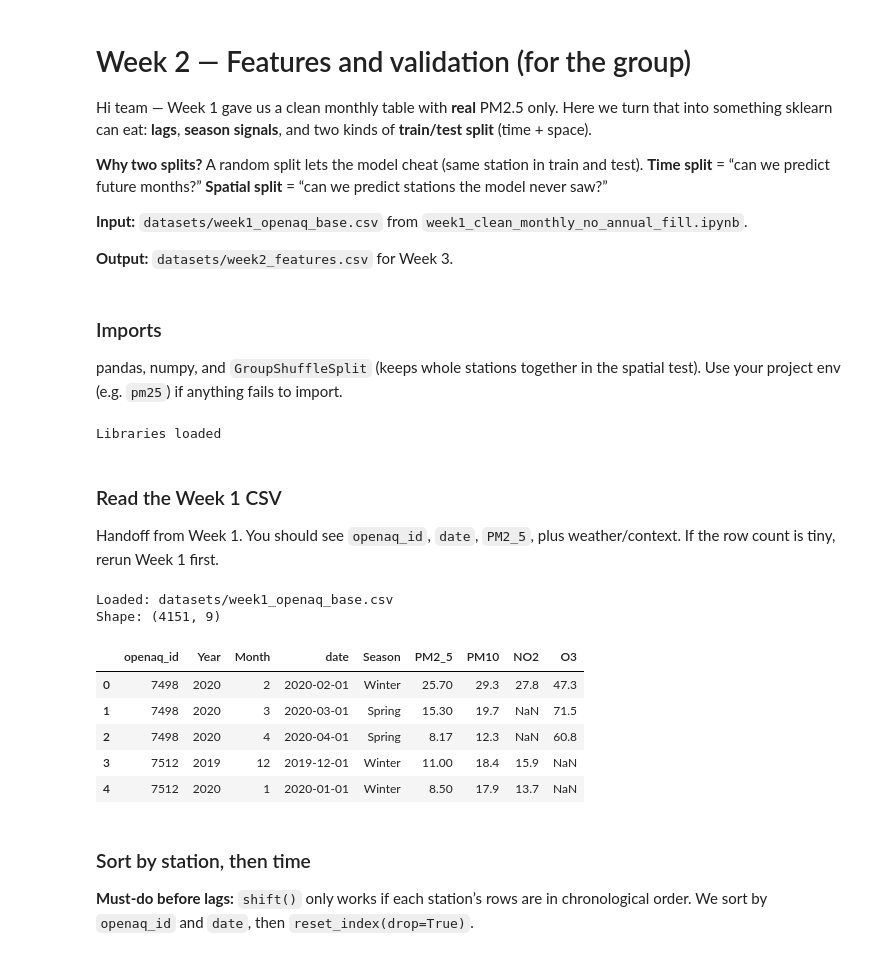
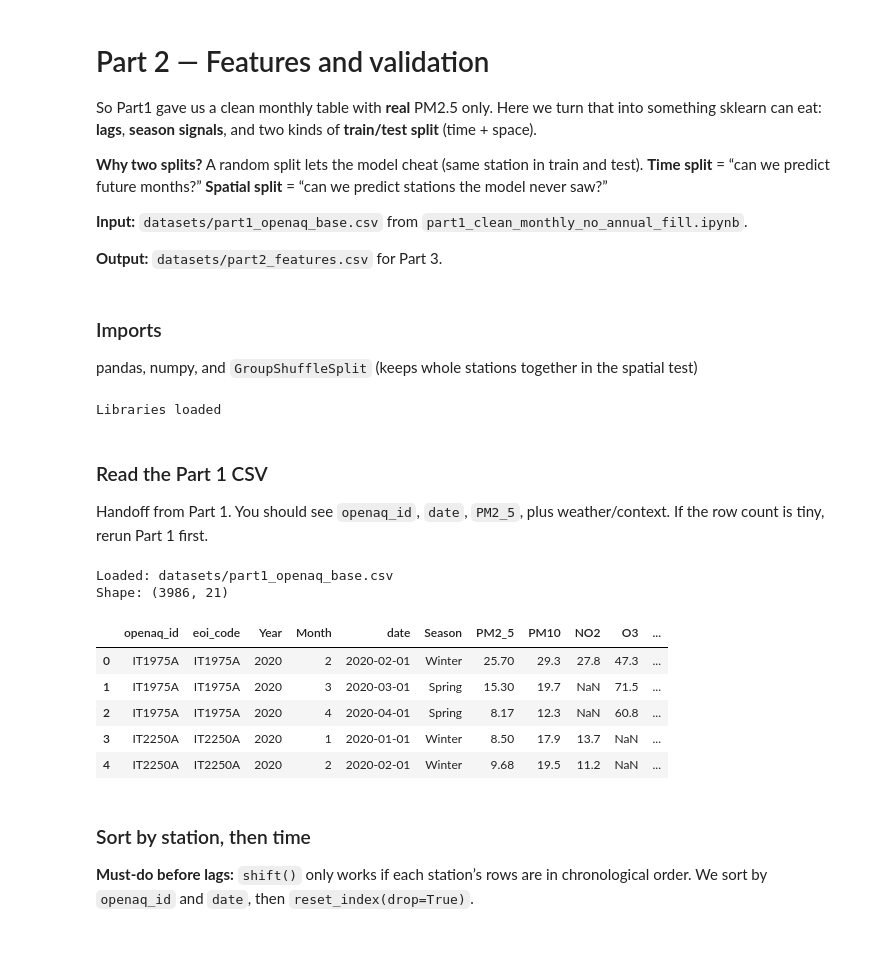
Before and after one commit to yelenashabanova/GrandChallengeAccenture, a Jupyter notebook: part2_features_and_validation.ipynb, the cells around one changed output. Saved outputs shown, nothing was run; the diff lists cells and outputs as text; code cells hidden in the pictures.

Commit message:
Update notebooks and datasets

```diff
--- a/part2_features_and_validation.ipynb
+++ b/part2_features_and_validation.ipynb
@@ -1,17 +1,17 @@
 # %% [markdown]
-# Week 2 — Features and validation (for the group)
+# Part 2 — Features and validation
 
-Hi team — Week 1 gave us a clean monthly table with **real** PM2.5 only. Here we turn that into something sklearn can eat: **lags**, **season signals**, and two kinds of **train/test split** (time + space).
+So Part1 gave us a clean monthly table with **real** PM2.5 only. Here we turn that into something sklearn can eat: **lags**, **season signals**, and two kinds of **train/test split** (time + space).
 
 **Why two splits?** A random split lets the model cheat (same station in train and test). **Time split** = “can we predict future months?” **Spatial split** = “can we predict stations the model never saw?”
 
-**Input:** `datasets/week1_openaq_base.csv` from `week1_clean_monthly_no_annual_fill.ipynb`.
+**Input:** `datasets/part1_openaq_base.csv` from `part1_clean_monthly_no_annual_fill.ipynb`.
 
-**Output:** `datasets/week2_features.csv` for Week 3.
+**Output:** `datasets/part2_features.csv` for Part 3.
 # %% [markdown]
 ### Imports
 
-pandas, numpy, and `GroupShuffleSplit` (keeps whole stations together in the spatial test). Use your project env (e.g. `pm25`) if anything fails to import.
+pandas, numpy, and `GroupShuffleSplit` (keeps whole stations together in the spatial test)
 # %%
 import pandas as pd
 import numpy as np
@@ -24,27 +24,27 @@ print("Libraries loaded")
 # %% [output]
 Libraries loaded
 # %% [markdown]
-### Read the Week 1 CSV
+### Read the Part 1 CSV
 
-Handoff from Week 1. You should see `openaq_id`, `date`, `PM2_5`, plus weather/context. If the row count is tiny, rerun Week 1 first.
+Handoff from Part 1. You should see `openaq_id`, `date`, `PM2_5`, plus weather/context. If the row count is tiny, rerun Part 1 first.
 # %%
 ROOT = Path(".")
-INPUT = ROOT / "datasets" / "week1_openaq_base.csv"
-OUTPUT = ROOT / "datasets" / "week2_features.csv"
+INPUT = ROOT / "datasets" / "part1_openaq_base.csv"
+OUTPUT = ROOT / "datasets" / "part2_features.csv"
 
 df = pd.read_csv(INPUT, parse_dates=["date"])
 print("Loaded:", INPUT)
 print("Shape:", df.shape)
 display(df.head())
 # %% [output]
-Loaded: datasets/week1_openaq_base.csv
-Shape: (4151, 9)
+Loaded: datasets/part1_openaq_base.csv
+Shape: (3986, 21)
-|  | openaq_id | Year | Month | date | Season | PM2_5 | PM10 | NO2 | O3 |
-| 0 | 7498 | 2020 | 2 | 2020-02-01 | Winter | 25.70 | 29.3 | 27.8 | 47.3 |
-| 1 | 7498 | 2020 | 3 | 2020-03-01 | Spring | 15.30 | 19.7 | NaN | 71.5 |
-| 2 | 7498 | 2020 | 4 | 2020-04-01 | Spring | 8.17 | 12.3 | NaN | 60.8 |
-| 3 | 7512 | 2019 | 12 | 2019-12-01 | Winter | 11.00 | 18.4 | 15.9 | NaN |
-| 4 | 7512 | 2020 | 1 | 2020-01-01 | Winter | 8.50 | 17.9 | 13.7 | NaN |
+|  | openaq_id | eoi_code | Year | Month | date | Season | PM2_5 | PM10 | NO2 | O3 | ... |
+| 0 | IT1975A | IT1975A | 2020 | 2 | 2020-02-01 | Winter | 25.70 | 29.3 | 27.8 | 47.3 | ... |
+| 1 | IT1975A | IT1975A | 2020 | 3 | 2020-03-01 | Spring | 15.30 | 19.7 | NaN | 71.5 | ... |
+| 2 | IT1975A | IT1975A | 2020 | 4 | 2020-04-01 | Spring | 8.17 | 12.3 | NaN | 60.8 | ... |
+| 3 | IT2250A | IT2250A | 2020 | 1 | 2020-01-01 | Winter | 8.50 | 17.9 | 13.7 | NaN | ... |
+| 4 | IT2250A | IT2250A | 2020 | 2 | 2020-02-01 | Winter | 9.68 | 19.5 | 11.2 | NaN | ... |
 # %% [markdown]
 ### Sort by station, then time
 
```
Also changed, not shown: parts of 22 cells of this notebook, 3 other files.
